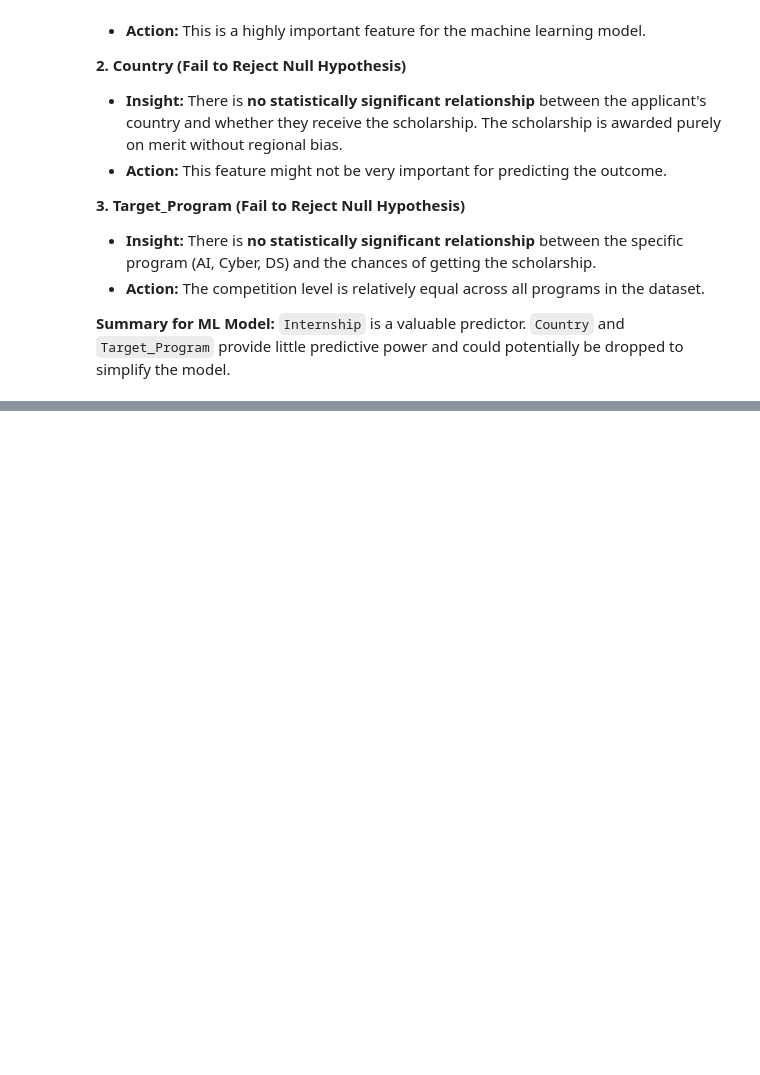
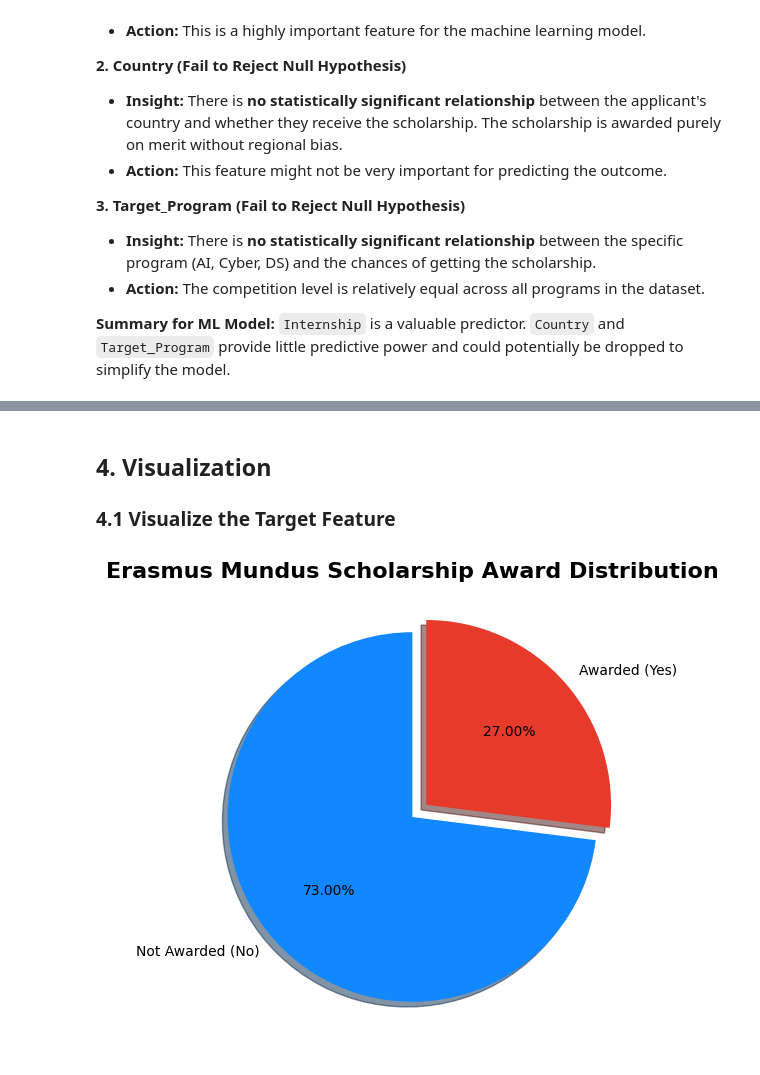
Before and after one commit to Shakib2002/Erasmus-Mundus-Scholarship-Possibilities-Prediction, a Jupyter notebook: notebook/1_EDA_Scholarship.ipynb, the cells around one changed output, grey strips where cells are left out. Saved outputs shown, nothing was run; the diff lists cells and outputs as text; code cells hidden in the pictures; blank space fills up the shorter version.

```diff
--- a/notebook/1_EDA_Scholarship.ipynb
+++ b/notebook/1_EDA_Scholarship.ipynb
@@ -339,0 +411,24 @@ When testing if categorical columns are correlated with `Scholarship_Awarded`:
+# %% [markdown]
+ ## 4. Visualization
+
+### 4.1 Visualize the Target Feature
+# %%
+# Use the correct target column
+percentage = df['Scholarship_Awarded'].value_counts(normalize=True) * 100
+
+# value_counts() orders by frequency: 'No' (73%) is first, 'Yes' (27%) is second
+labels = ["Not Awarded (No)", "Awarded (Yes)"]
+
+# Plot PieChart with Matplotlib
+fig, ax = plt.subplots(figsize=(10, 6))
+explode = (0, 0.1)  # "Explode" the 2nd slice (Awarded) to make it pop out
+colors = ['#1188ff', '#e63a2a'] # Blue and Red
+
+ax.pie(percentage, labels=labels, startangle=90,
+       autopct='%1.2f%%', explode=explode, shadow=True, colors=colors)
+
+# Added a title for better presentation!
+plt.title("Erasmus Mundus Scholarship Award Distribution", fontsize=16, fontweight='bold')
+plt.show()
+# %% [output]
+[figure, added]
```
Also changed, not shown: parts of 61 cells of this notebook, 3 other files.
